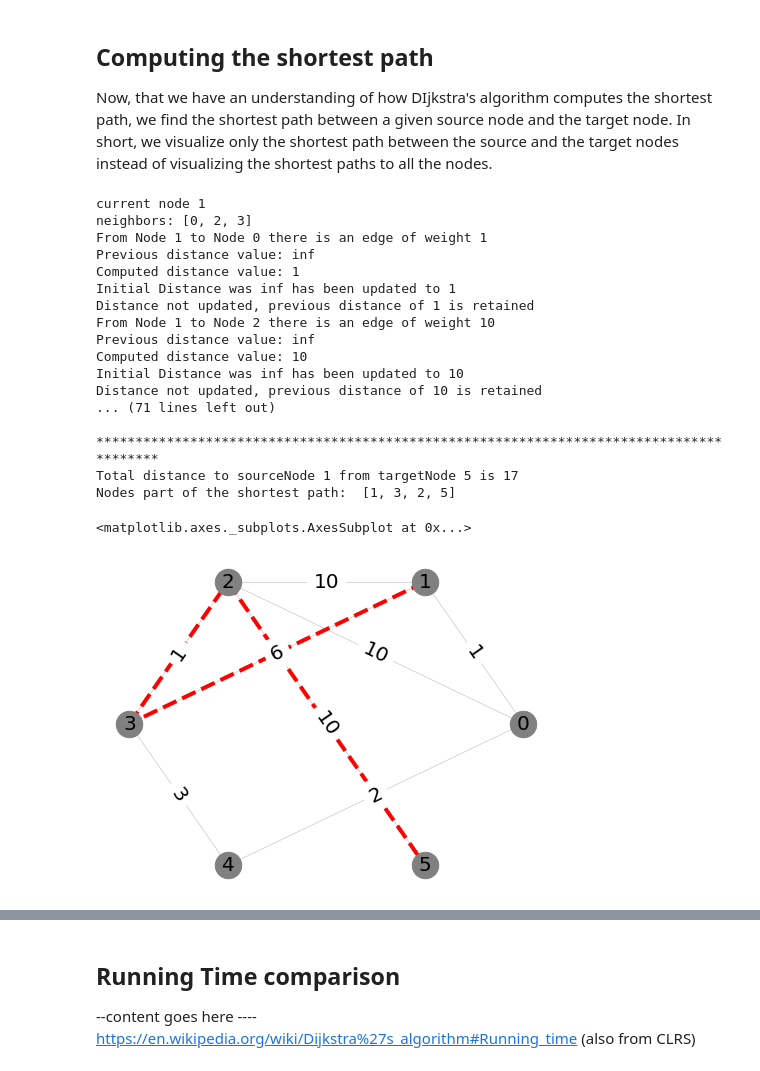
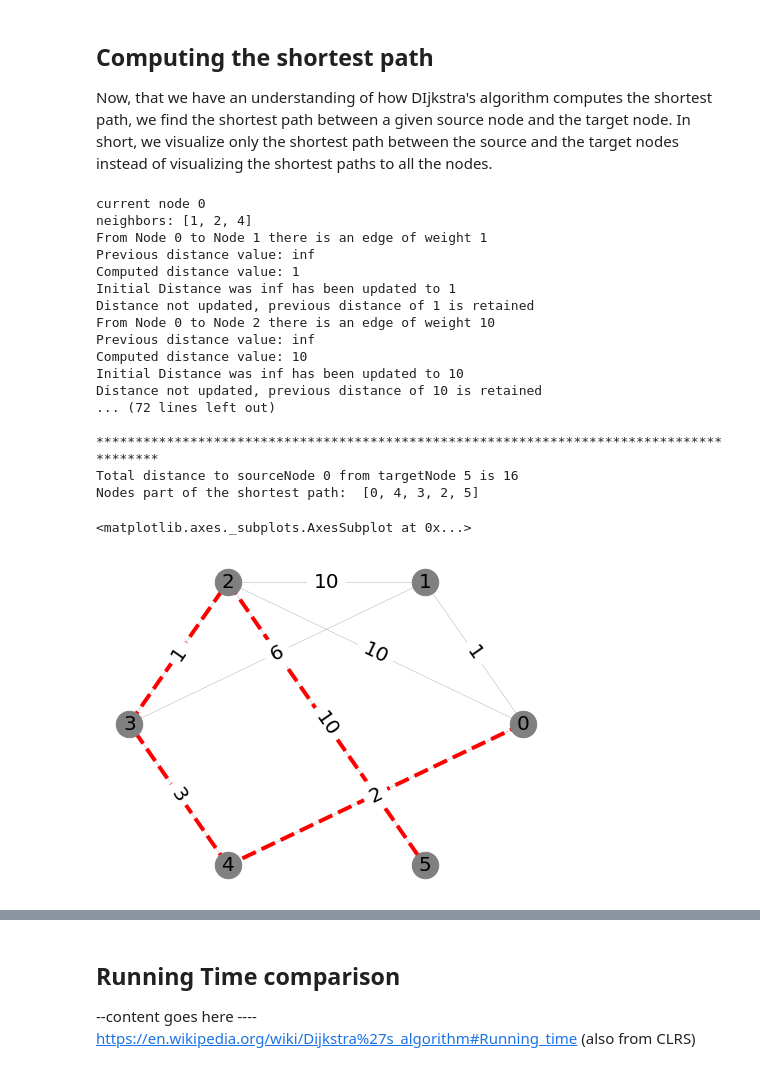
Before and after one commit to cni-iisc/networks-course, a Jupyter notebook: routing algorithms/notebooks/1_Dijkstra's Shortest Path.ipynb, the cells around one changed output, grey strips where cells are left out. Drawn from its saved outputs; the diff is of its cells as text; code cells hidden in the pictures.

```diff
--- a/routing algorithms/notebooks/1_Dijkstra's Shortest Path.ipynb
+++ b/routing algorithms/notebooks/1_Dijkstra's Shortest Path.ipynb
@@ -185,41 +185,41 @@ def dijkstra(graph, sourceNode, targetNode):
 
 Now, that we have an understanding of how DIjkstra's algorithm computes the shortest path, we find the shortest path between a given source node and the target node. In short, we visualize only the shortest path between the source and the target nodes instead of visualizing the shortest paths to all the nodes.
 # %%
-sourceNode = b
+sourceNode = a
 targetNode = f
 
 for (weight, node) in dijkstra(graphs, sourceNode, targetNode):
     if graphs.get_nodeIndex(targetNode) == [n.index for n in node][-1]:
         nodes_in_path = [n.index for n in node]
         edgelist = []
         for i in range(len(nodes_in_path)):
             try:
                 wt = graphs.getWeight(nodes_in_path[i],nodes_in_path[i+1])
                 edgelist.append((nodes_in_path[i],nodes_in_path[i+1], wt))
 
             except IndexError:
                 break
 displayPath(visualGraph, edgelist)
 # %% [output]
-current node 1
-neighbors: [0, 2, 3]
-From Node 1 to Node 0 there is an edge of weight 1
+current node 0
+neighbors: [1, 2, 4]
+From Node 0 to Node 1 there is an edge of weight 1
 Previous distance value: inf
 Computed distance value: 1
 Initial Distance was inf has been updated to 1
 Distance not updated, previous distance of 1 is retained
-From Node 1 to Node 2 there is an edge of weight 10
+From Node 0 to Node 2 there is an edge of weight 10
 Previous distance value: inf
 Computed distance value: 10
 Initial Distance was inf has been updated to 10
 Distance not updated, previous distance of 10 is retained
-... (71 lines left out)
+... (72 lines left out)
 
 ****************************************************************************************
-Total distance to sourceNode 1 from targetNode 5 is 17
-Nodes part of the shortest path:  [1, 3, 2, 5]
+Total distance to sourceNode 0 from targetNode 5 is 16
+Nodes part of the shortest path:  [0, 4, 3, 2, 5]
 <matplotlib.axes._subplots.AxesSubplot at 0x...>
-[figure, old version]
+[figure, new version]
 # %% [markdown]
 ## Proof of Correctness
 
```
Also changed, not shown: parts of 7 cells of this notebook, 5 other files.
